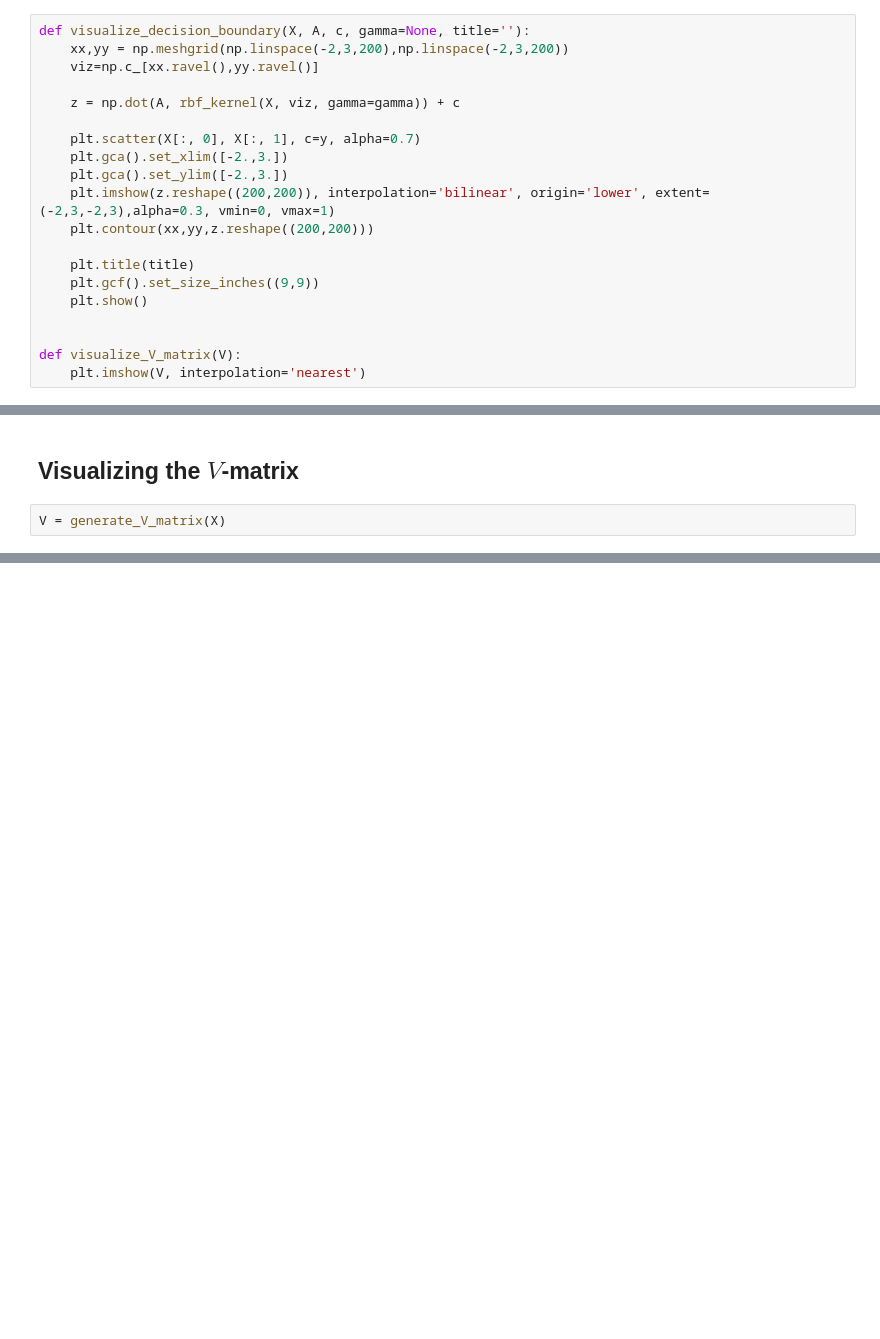
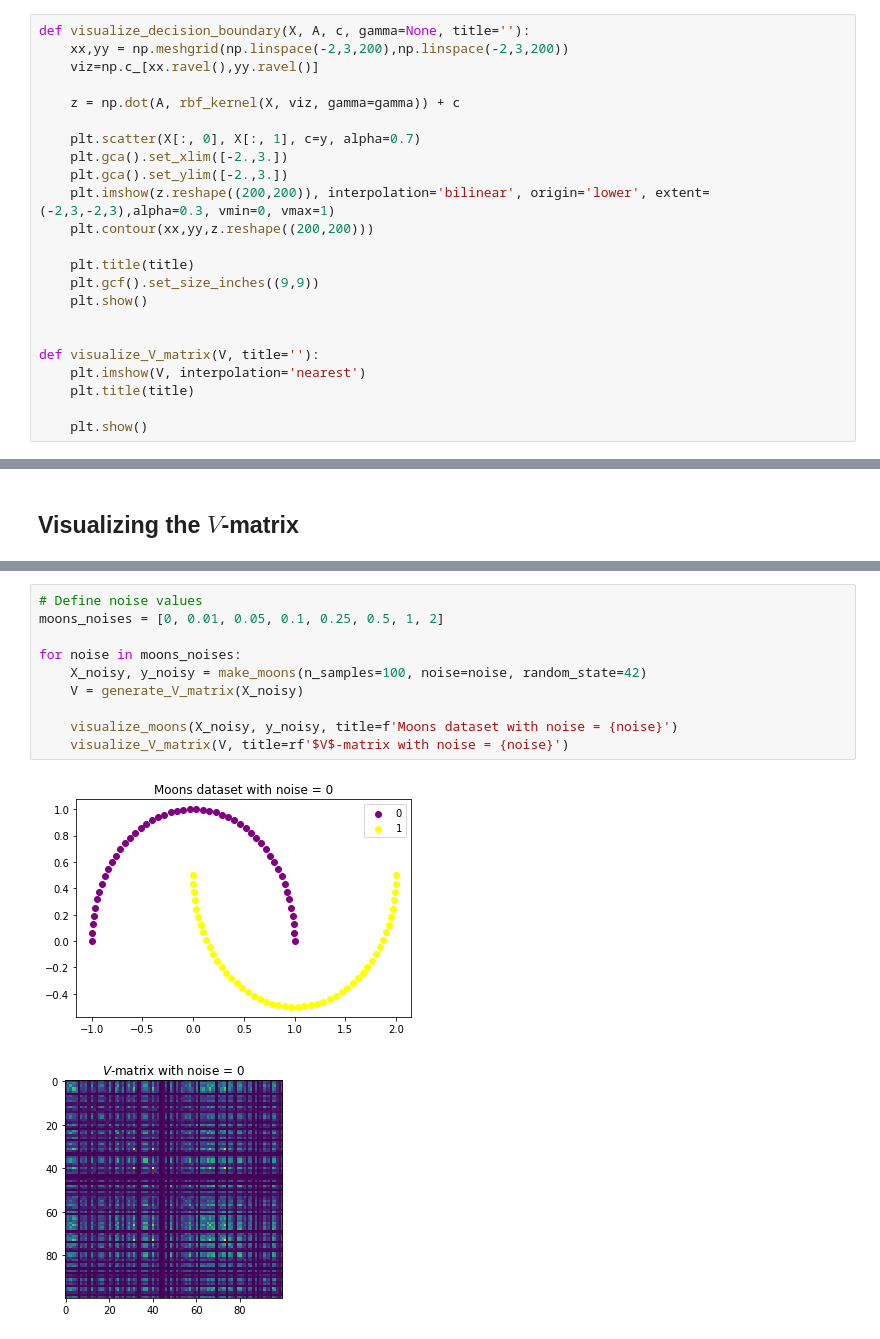
Before and after one commit to Vol0kin/LearningWithInvariants, a Jupyter notebook: examples/SVM_closed_form.ipynb, the cells around one changed output, grey strips where cells are left out. Cells and saved outputs as stored; diff of their text form; blank space fills up the shorter version.

Commit message:
Add V-matrix visualizations for different data points

```diff
--- a/examples/SVM_closed_form.ipynb
+++ b/examples/SVM_closed_form.ipynb
@@ -89,8 +89,11 @@ def visualize_decision_boundary(X, A, c, gamma=None, title=''):
     plt.show()
 
 
-def visualize_V_matrix(V):
+def visualize_V_matrix(V, title=''):
     plt.imshow(V, interpolation='nearest')
+    plt.title(title)
+
+    plt.show()
 # %%
 # Run normal inference
 A, c = inference_algorithm(X, y)
@@ -141,5 +144,3 @@ for gamma in gammas:
 [figure]
 # %% [markdown]
 ## Visualizing the $V$-matrix
-# %%
-V = generate_V_matrix(X)
@@ -145,0 +149,13 @@ V = generate_V_matrix(X)
+# %%
+# Define noise values
+moons_noises = [0, 0.01, 0.05, 0.1, 0.25, 0.5, 1, 2]
+
+for noise in moons_noises:
+    X_noisy, y_noisy = make_moons(n_samples=100, noise=noise, random_state=42)
+    V = generate_V_matrix(X_noisy)
+
+    visualize_moons(X_noisy, y_noisy, title=f'Moons dataset with noise = {noise}')
+    visualize_V_matrix(V, title=rf'$V$-matrix with noise = {noise}')
+# %% [output]
+[figure, added]
+[figure, added]
```
Also changed, not shown: parts of 4 cells of this notebook.
